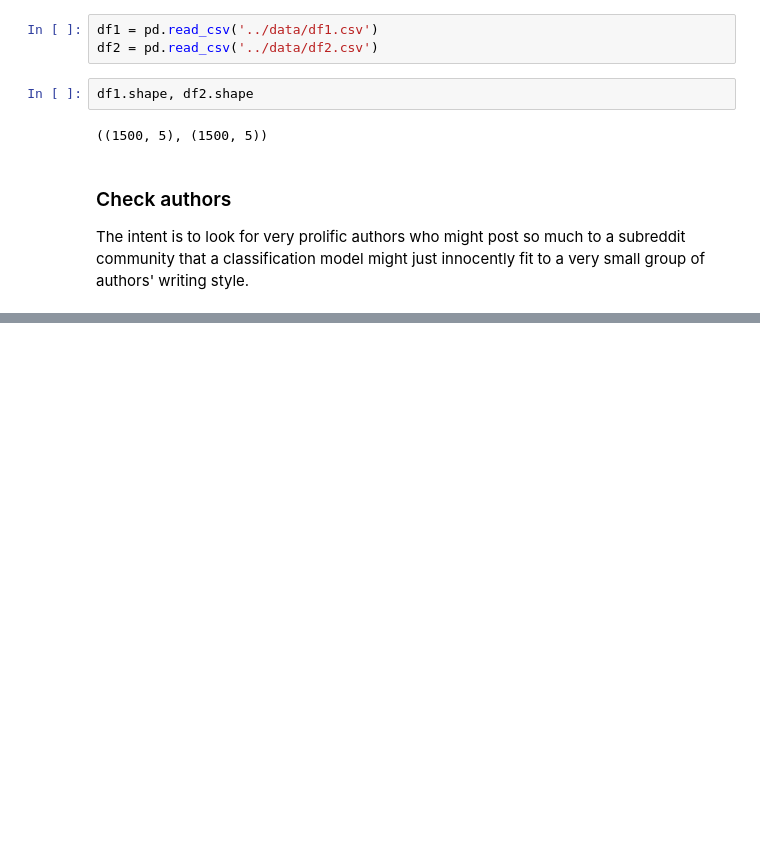
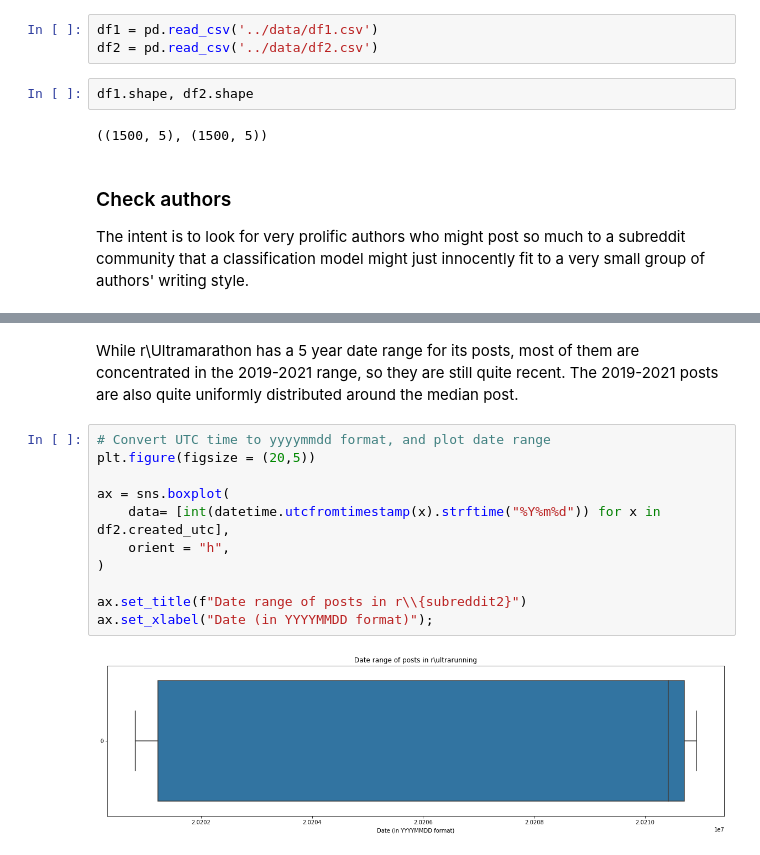
Before and after one commit to ngwtl/DSI-SG-24-projects, a Jupyter notebook: project_3/code/ethan-project-3-code.ipynb, the cells around one changed output, grey strips where cells are left out. Drawn from its saved outputs; the diff is of its cells as text; blank space fills up the shorter version.

```diff
--- a/project_3/code/ethan-project-3-code.ipynb
+++ b/project_3/code/ethan-project-3-code.ipynb
@@ -283,0 +296,15 @@ df1[df1['author'] == "AutoModerator"]
+# %% [markdown]
+While r\Ultramarathon has a 5 year date range for its posts, most of them are concentrated in the 2019-2021 range, so they are still quite recent. The 2019-2021 posts are also quite uniformly distributed around the median post.
+# %%
+# Convert UTC time to yyyymmdd format, and plot date range
+plt.figure(figsize = (20,5))
+
+ax = sns.boxplot(
+    data= [int(datetime.utcfromtimestamp(x).strftime("%Y%m%d")) for x in df2.created_utc],
+    orient = "h",
+)
+
+ax.set_title(f"Date range of posts in r\\{subreddit2}")
+ax.set_xlabel("Date (in YYYYMMDD format)");
+# %% [output]
+[figure, added]
```
Also changed, not shown: parts of 137 cells of this notebook, 2 other files.
